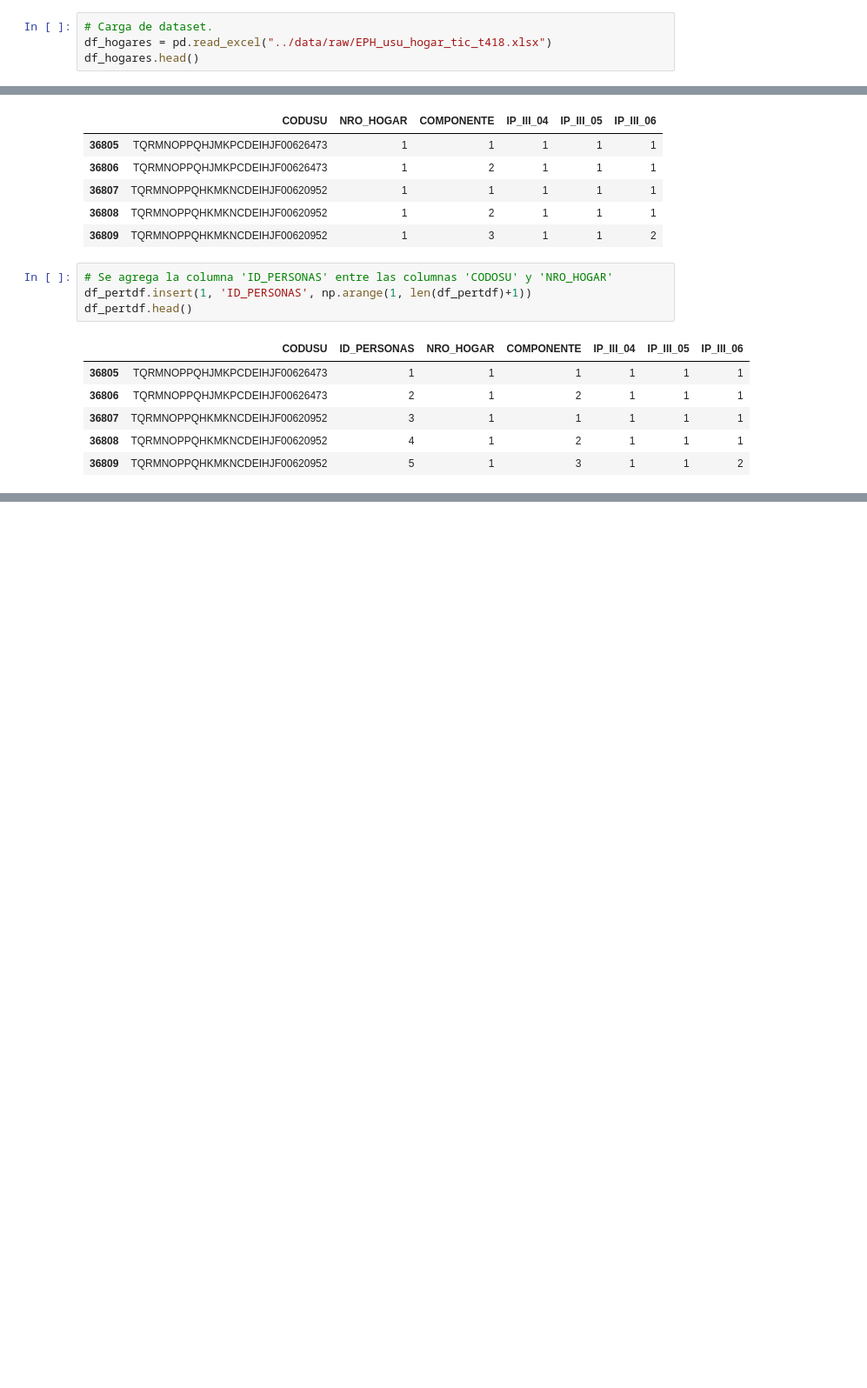
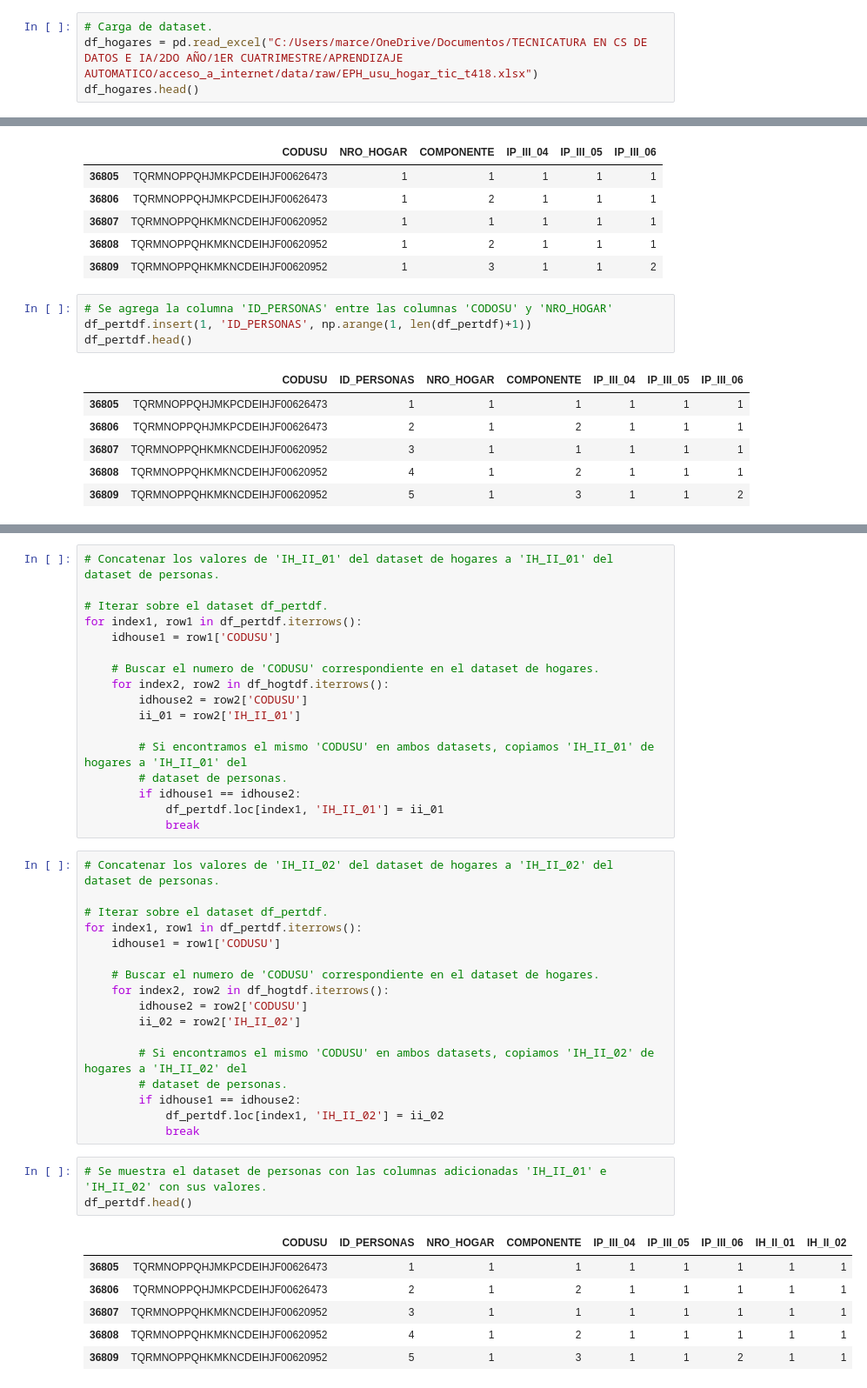
Before and after one commit to ziodoxe/acceso_a_internet, a Jupyter notebook: notebooks/acceso_a_internet.ipynb, the cells around one changed output, grey strips where cells are left out. Shown: that part at 87% size. Saved outputs shown, nothing was run; the diff lists cells and outputs as text; blank space fills up the shorter version.

```diff
--- a/notebooks/acceso_a_internet.ipynb
+++ b/notebooks/acceso_a_internet.ipynb
@@ -14,7 +14,7 @@ import numpy as np
 * POND_TIC: No hay suficientes datos sobre esta columna.
 # %%
 # Carga de dataset.
-df_hogares = pd.read_excel("../data/raw/EPH_usu_hogar_tic_t418.xlsx")
+df_hogares = pd.read_excel("C:/Users/marce/OneDrive/Documentos/TECNICATURA EN CS DE DATOS E IA/2DO AÑO/1ER CUATRIMESTRE/APRENDIZAJE AUTOMATICO/acceso_a_internet/data/raw/EPH_usu_hogar_tic_t418.xlsx")
 df_hogares.head()
 # %% [output]
 |  | CODUSU | NRO_HOGAR | REALIZADA | ANO4 | TRIMESTRE | AGLOMERADO | POND_TIC | IH_II_01 | IH_II_02 |
@@ -177,0 +178,44 @@ df_pertdf.to_excel("../data/processed/EPH_usu_hogar_tic_t418_V2.xlsx")
+# %%
+# Concatenar los valores de 'IH_II_01' del dataset de hogares a 'IH_II_01' del dataset de personas.
+
+# Iterar sobre el dataset df_pertdf.
+for index1, row1 in df_pertdf.iterrows():
+    idhouse1 = row1['CODUSU']
+
+    # Buscar el numero de 'CODUSU' correspondiente en el dataset de hogares.
+    for index2, row2 in df_hogtdf.iterrows():
+        idhouse2 = row2['CODUSU']
+        ii_01 = row2['IH_II_01']
+
+        # Si encontramos el mismo 'CODUSU' en ambos datasets, copiamos 'IH_II_01' de hogares a 'IH_II_01' del
+        # dataset de personas.
+        if idhouse1 == idhouse2:
+            df_pertdf.loc[index1, 'IH_II_01'] = ii_01
+            break
+# %%
+# Concatenar los valores de 'IH_II_02' del dataset de hogares a 'IH_II_02' del dataset de personas.
+
+# Iterar sobre el dataset df_pertdf.
+for index1, row1 in df_pertdf.iterrows():
+    idhouse1 = row1['CODUSU']
+
+    # Buscar el numero de 'CODUSU' correspondiente en el dataset de hogares.
+    for index2, row2 in df_hogtdf.iterrows():
+        idhouse2 = row2['CODUSU']
+        ii_02 = row2['IH_II_02']
+
+        # Si encontramos el mismo 'CODUSU' en ambos datasets, copiamos 'IH_II_02' de hogares a 'IH_II_02' del
+        # dataset de personas.
+        if idhouse1 == idhouse2:
+            df_pertdf.loc[index1, 'IH_II_02'] = ii_02
+            break
+# %%
+# Se muestra el dataset de personas con las columnas adicionadas 'IH_II_01' e 'IH_II_02' con sus valores.
+df_pertdf.head()
+# %% [output]
+|  | CODUSU | ID_PERSONAS | NRO_HOGAR | COMPONENTE | IP_III_04 | IP_III_05 | IP_III_06 | IH_II_01 | IH_II_02 |
+| 36805 | TQRMNOPPQHJMKPCDEIHJF00626473 | 1 | 1 | 1 | 1 | 1 | 1 | 1 | 1 |
+| 36806 | TQRMNOPPQHJMKPCDEIHJF00626473 | 2 | 1 | 2 | 1 | 1 | 1 | 1 | 1 |
+| 36807 | TQRMNOPPQHKMKNCDEIHJF00620952 | 3 | 1 | 1 | 1 | 1 | 1 | 1 | 1 |
+| 36808 | TQRMNOPPQHKMKNCDEIHJF00620952 | 4 | 1 | 2 | 1 | 1 | 1 | 1 | 1 |
+| 36809 | TQRMNOPPQHKMKNCDEIHJF00620952 | 5 | 1 | 3 | 1 | 1 | 2 | 1 | 1 |
```
Also changed, not shown: parts of 3 cells of this notebook, 4 other files.
